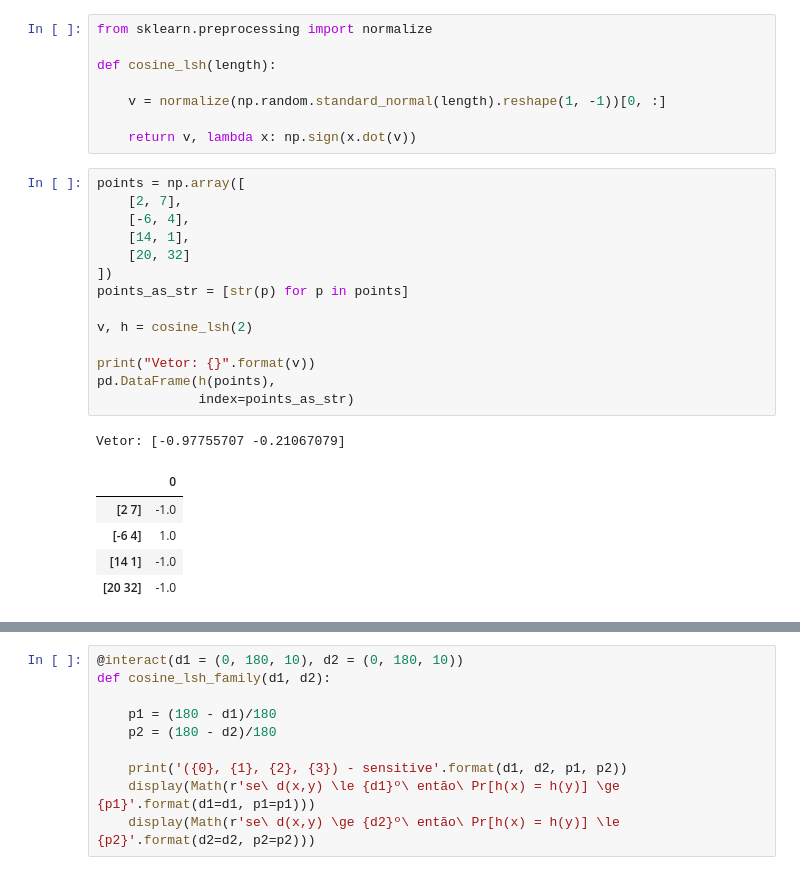
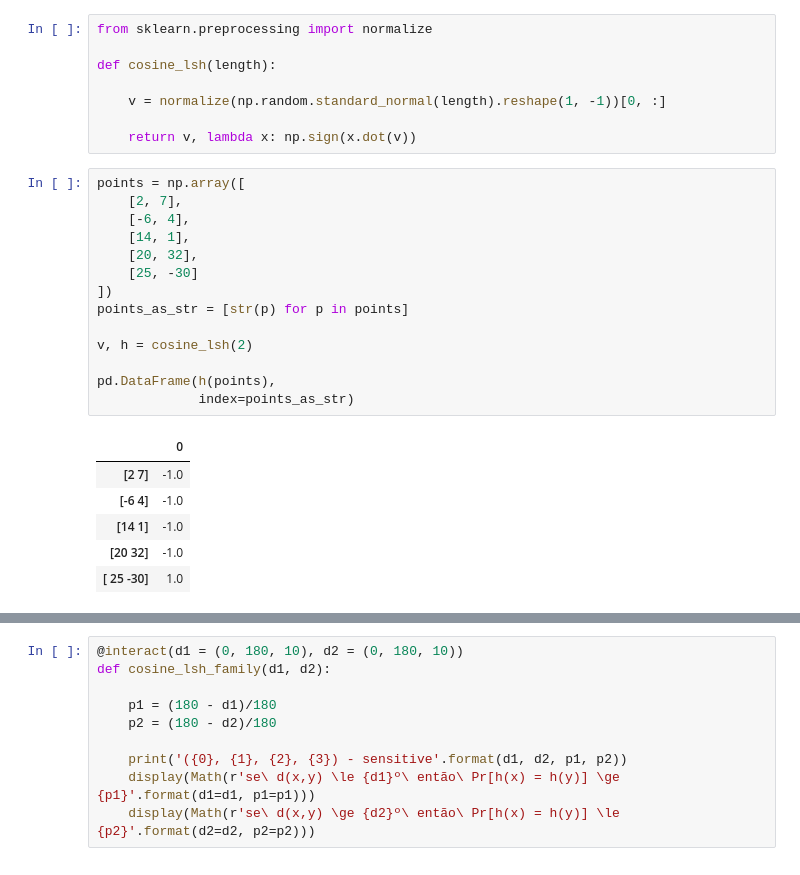
Before and after one commit to abevieiramota/course-garimpagem-de-dados, a Jupyter notebook: ch03 - pt1.ipynb, the cells around one changed output, grey strips where cells are left out. Saved outputs shown, nothing was run; the diff lists cells and outputs as text.

```diff
--- a/ch03 - pt1.ipynb
+++ b/ch03 - pt1.ipynb
@@ -120,24 +118,24 @@ def cosine_lsh(length):
 # %%
 points = np.array([
     [2, 7],
     [-6, 4],
     [14, 1],
-    [20, 32]
+    [20, 32],
+    [25, -30]
 ])
 points_as_str = [str(p) for p in points]
 
 v, h = cosine_lsh(2)
 
-print("Vetor: {}".format(v))
 pd.DataFrame(h(points),
              index=points_as_str)
 # %% [output]
-Vetor: [-0.97755707 -0.21067079]
 |  | 0 |
 | [2 7] | -1.0 |
-| [-6 4] | 1.0 |
+| [-6 4] | -1.0 |
 | [14 1] | -1.0 |
 | [20 32] | -1.0 |
+| [ 25 -30] | 1.0 |
 # %%
 fig, ax = plt.subplots(1, 1)
 ax.scatter(points[:, 0], points[:, 1])
```
Also changed, not shown: parts of 13 cells of this notebook.
